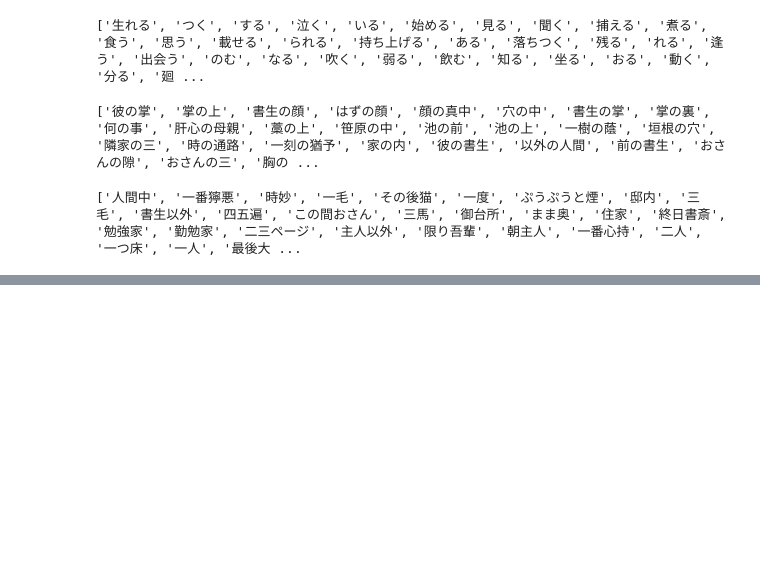
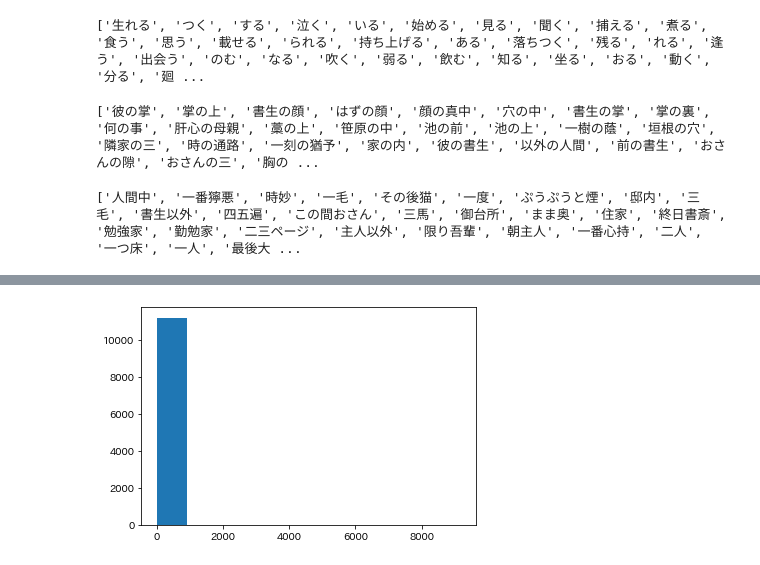
Before and after one commit to Language-Media-Lab/100knock2021_huyu, a Jupyter notebook: chapter04/chapter04_hashimoto.ipynb, the cells around one changed output, grey strips where cells are left out. Cells and saved outputs as stored; diff of their text form; code cells hidden in the pictures; blank space fills up the shorter version.

```diff
--- a/chapter04/chapter04_hashimoto.ipynb
+++ b/chapter04/chapter04_hashimoto.ipynb
@@ -454,0 +377,5 @@ plt.show()
+# %%
+plt.hist(counts)  #縦軸：単語の種類数、横軸：出現頻度
+plt.show()
+# %% [output]
+[figure, added]
```
Also changed, not shown: parts of 5 cells of this notebook.
